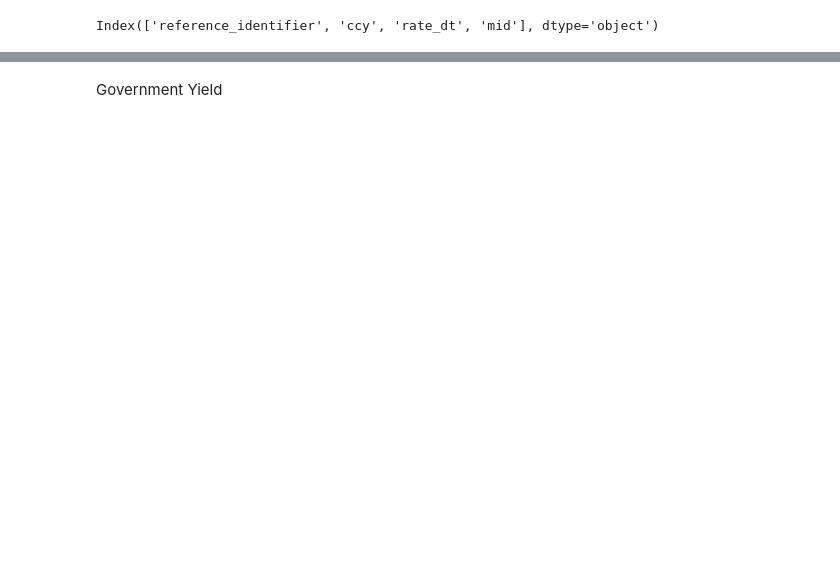
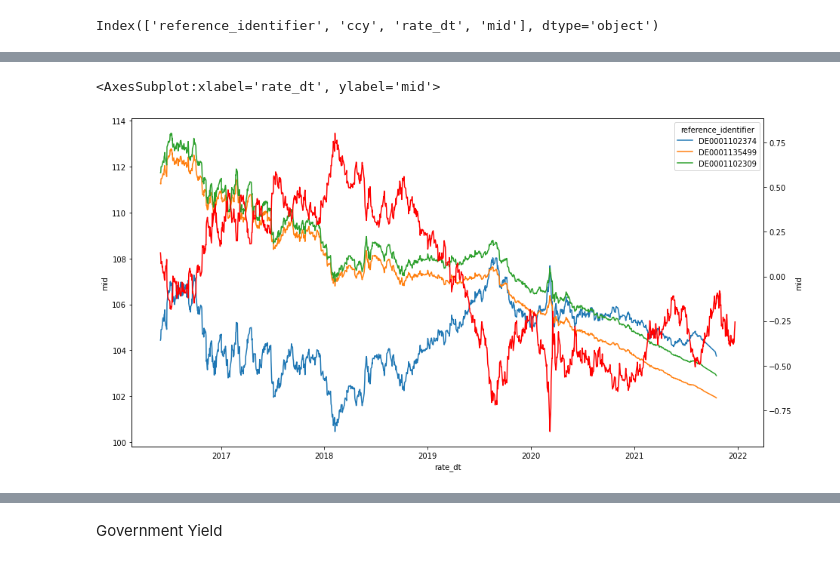
Before and after one commit to Merijn68/BondTrading, a Jupyter notebook: notebooks/03_data_exploratie.ipynb, the cells around one changed output, grey strips where cells are left out. Drawn from its saved outputs; the diff is of its cells as text; code cells hidden in the pictures; blank space fills up the shorter version.

```diff
--- a/notebooks/03_data_exploratie.ipynb
+++ b/notebooks/03_data_exploratie.ipynb
@@ -67,0 +69,20 @@ df = make_dataset.join_bond_data(df_bonds,df_price,['DE0001102309','DE0001102374
+# %%
+#df = make_dataset.join_bond_data(df_bonds,df_price,['DE0001102309','DE0001102374', 'DE0001135499']) # Example 3 German Bonds 10 Years
+plt.figure(figsize=(15,8))
+
+df_bp = make_dataset.read_pkl('bp')
+
+df_yield = make_dataset.read_pkl('yield')
+df_y = df_yield[(df_yield['country']=='Germany') & (df_yield['timeband']=='10 YEARS')].copy()
+
+
+df = df_bp[df_bp['isin'].isin(['DE0001102309','DE0001102374', 'DE0001135499'])]
+df = df[df['rate_dt'] >= df_y['rate_dt'].min()]
+sns.lineplot(data = df, x = 'rate_dt', y = 'mid', hue = 'reference_identifier')
+
+df_y['mid'] = (df_y['bid'] + df_y['offer'] ) / 2
+df_y = df_y[df_y['rate_dt'] >= df['rate_dt'].min()]
+
+ax2 = plt.twinx()
+sns.lineplot(data = df_y, x = 'rate_dt', y = 'mid', color = 'red', ax=ax2)
+# %% [output]
@@ -67,0 +91,2 @@ df = make_dataset.join_bond_data(df_bonds,df_price,['DE0001102309','DE0001102374
+<AxesSubplot:xlabel='rate_dt', ylabel='mid'>
+[figure, added]
```
Also changed, not shown: parts of 26 cells of this notebook, 3 other files.
